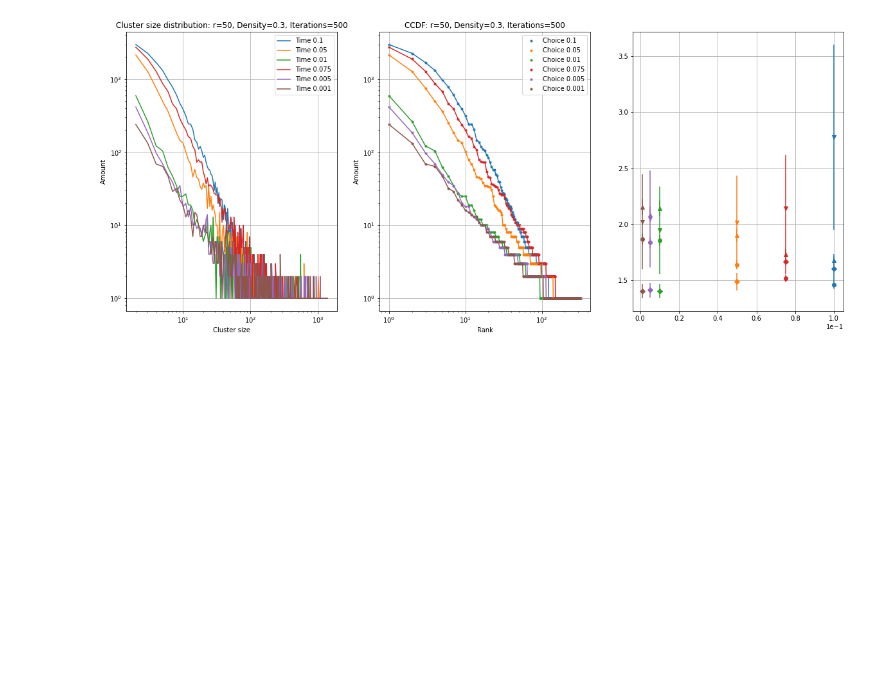
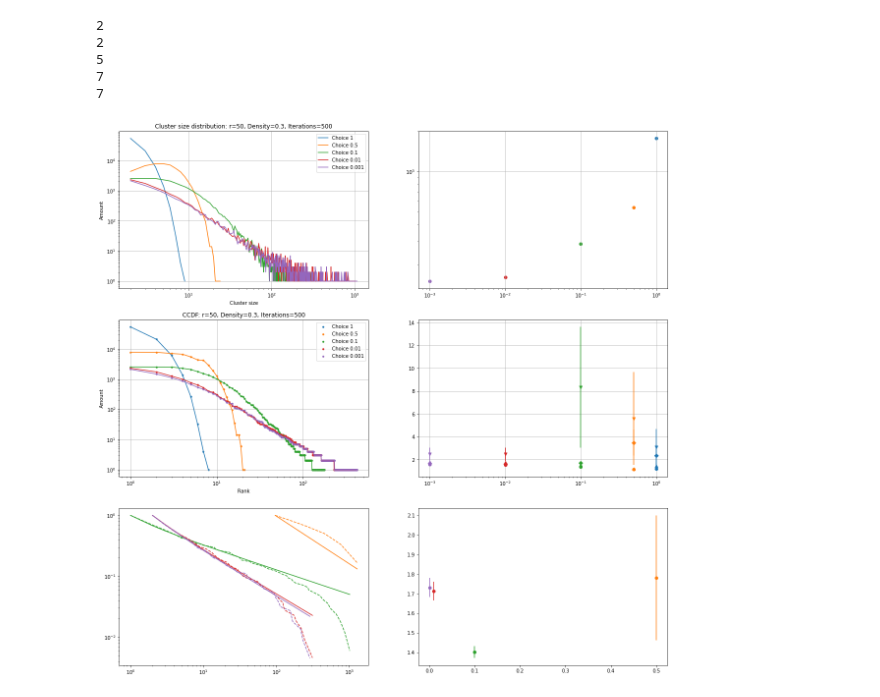
Before and after one commit to Sennevw/Masters-thesis, a Jupyter notebook: Data_keuze.ipynb, the cells around one changed output. Saved outputs shown, nothing was run; the diff lists cells and outputs as text; code cells hidden in the pictures; blank space fills up the shorter version.

```diff
--- a/Data_keuze.ipynb
+++ b/Data_keuze.ipynb
@@ -1015,21 +339,21 @@ ax[5,2].grid()
 # %%
-fig, ax = plt.subplots(1,3, figsize=(20,8))
+fig, ax = plt.subplots(3,2, figsize=(20,20))
 
-name = [0.1, 0.05, 0.01, 0.075, 0.005, 0.001]
-name2= ["0.10000", "0.05000", "0.01000", "0.07500", "0.00500", "0.00"]
+name = [1, 0.5, 0.1,  0.01, 0.001]
+name2= ["1.00000", "0.50000", "0.10000", "0.01000", "0.00100"]
 
 for i in range((len(name))):
-    size, amount = np.loadtxt("Pref_attach/Choice_true/{0}/r50_2D_c{1}_100_56000_0.300000_1.txt".format(name[i], name2[i]), skiprows=2, unpack=True)
+    size, amount = np.loadtxt("Pref_attach/Choice_true/{0}/r50_2D_c{1}_100_40000_0.300000_1.txt".format(name[i], name2[i]), skiprows=2, unpack=True)
     size = size[1:]
     amount = amount[1:]
-    ax[0].loglog(size, amount, label="Time {}".format(name[i]), c=cmap(i))
+    ax[0, 0].loglog(size, amount, label="Choice {}".format(name[i]), c=cmap(i))
 
 
     lower_lim2 =  [-int(0.6 * len(amount))] * len(name)
     ccdf = np.sort(amount)[::-1]
     ranks = np.arange(1, len(ccdf)+1)
-    ax[1].scatter(ranks, ccdf, label="Choice {}".format(name[i]), c=cmap(i), marker='.')
-    ax[1].plot(ranks, ccdf, c=cmap(i))
+    ax[1, 0].scatter(ranks, ccdf, label="Choice {}".format(name[i]), c=cmap(i), marker='.')
+    ax[1, 0].plot(ranks, ccdf, c=cmap(i))
 
     lower_lim = 0
     upper_lim = int(10**( (np.log10(len(amount))/3)))
@@ -1041,24 +365,39 @@ for i in range((len(name))):
     out2 = calc_alpha(amount, size, upper_lim, lower_lim2)
     out3 = calc_alpha(amount, size, lower_lim2, upper_lim2)
     out4 = calc_alpha(amount, size, 0, -1)
-    ax[2].errorbar(name[i], out[0], yerr=out[1], fmt='v', c=cmap(i))
-    ax[2].errorbar(name[i], out2[0], yerr=out2[1], fmt='D', c=cmap(i))
-    ax[2].errorbar(name[i], out3[0], yerr=out3[1], fmt='^', c=cmap(i))
-    ax[2].errorbar(name[i], out4[0], yerr=out4[1], fmt='o', c=cmap(i))
-    ax[2].ticklabel_format(axis="x", style="sci", scilimits=(0,0))
+    ax[1,1].errorbar(name[i], out[0], yerr=out[1], fmt='v', c=cmap(i))
+    ax[1,1].errorbar(name[i], out2[0], yerr=out2[1], fmt='D', c=cmap(i))
+    ax[1,1].errorbar(name[i], out3[0], yerr=out3[1], fmt='^', c=cmap(i))
+    ax[1,1].errorbar(name[i], out4[0], yerr=out4[1], fmt='o', c=cmap(i))
+    ax[1,1].ticklabel_format(axis="x", style="sci", scilimits=(0,0))
+    df = pd.read_csv("Pref_attach/Choice_true/{}/r50_2D_c{}_100_CLUSTERS_0.300000_1.txt".format(name[i], name2[i]), sep=" ", header=None)
+    average = df.mean()
+    ax[0,1].scatter(name[i], average[1], c=cmap(i))
 
-ax[0].set_xlabel("Cluster size")
-ax[0].set_ylabel("Amount")
-ax[0].set_title("Cluster size distribution: r=50, Density=0.3, Iterations=500")
-ax[0].legend()
-ax[0].grid()
-ax[1].grid()
+    amount = amount[9:]
+    result = powerlaw.Fit(amount, discrete=True)
+    result.plot_ccdf(ax=ax[2, 0], linestyle='--', label="upper_lim = [int(0.1 * len(amount))] * len(name)Time {}".format(name[i]), c=cmap(i))
+    result.power_law.plot_ccdf(ax=ax[2, 0],  label="Time {}".format(name[i]), c=cmap(i))
+    ax[2,1].errorbar(name[i], result.power_law.alpha, yerr=result.power_law.sigma, fmt='o', color=cmap(i))
 
-ax[1].set_xlabel("Rank")
-ax[1].set_ylabel("Amount")
-ax[1].set_xscale('log')
-ax[1].set_yscale('log')
-ax[1].set_title("CCDF: r=50, Density=0.3, Iterations=500")
-ax[1].legend()
-ax[2].grid()
+
+
+ax[0,0].set_xlabel("Cluster size")
+ax[0,0].set_ylabel("Amount")
+ax[0,0].set_title("Cluster size distribution: r=50, Density=0.3, Iterations=500")
+ax[0,0].legend()
+ax[0,0].grid()
+ax[1,0].grid()
+
+ax[1,0].set_xlabel("Rank")
+ax[1,0].set_ylabel("Amount")
+ax[1,0].set_xscale('log')
+ax[1,0].set_yscale('log')
+ax[1,0].set_title("CCDF: r=50, Density=0.3, Iterations=500")
+ax[1,0].legend()
+ax[1,1].grid()
+ax[1,1].set_xscale('log')
+ax[0,1].grid()
+ax[0,1].set_xscale('log')
+ax[0,1].set_yscale('log')
 # %% [output]
@@ -1071 +412,6 @@ ax[2].grid()
+2
+2
+5
+7
+7
-[figure, old version]
+[figure, new version]
```
Also changed, not shown: parts of 12 cells of this notebook, 2 other files.
